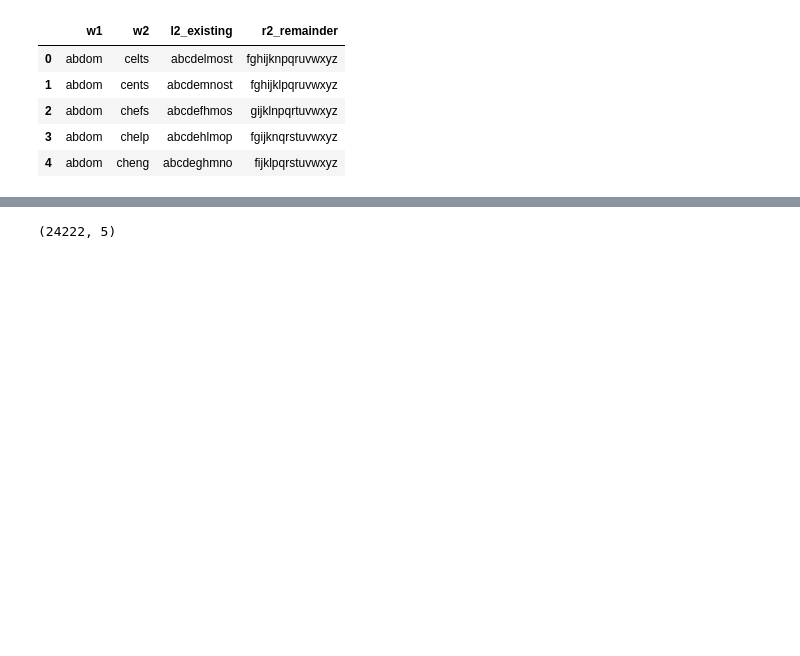
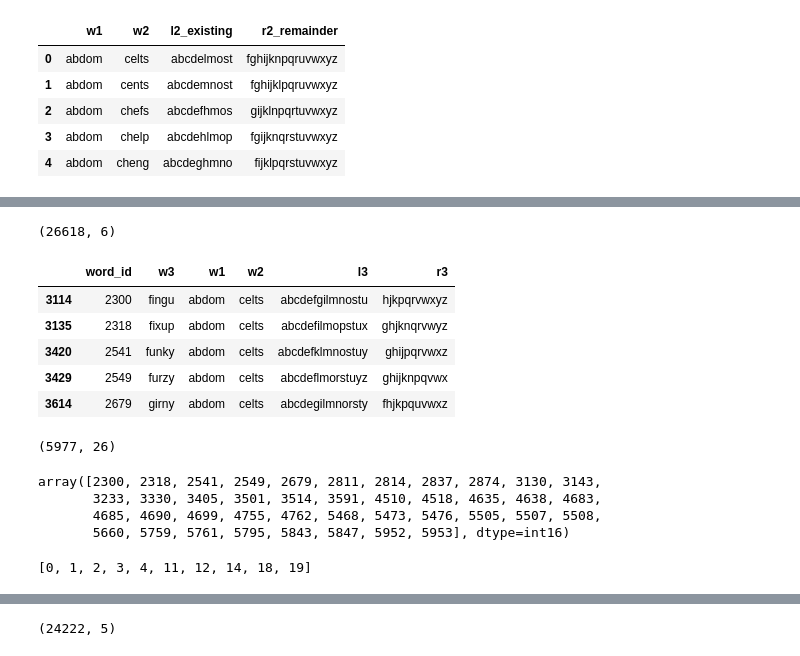
Before and after one commit to mike-babb/wordle_fun, a Jupyter notebook: five_groups_of_five_v5.ipynb, the cells around one changed output, grey strips where cells are left out. Saved outputs shown, nothing was run; the diff lists cells and outputs as text; code cells hidden in the pictures; blank space fills up the shorter version.

```diff
--- a/five_groups_of_five_v5.ipynb
+++ b/five_groups_of_five_v5.ipynb
@@ -220,3 +272,33 @@ test_l2_df.head()
+# %%
+l3_df_test = l3_df_test.drop_duplicates(subset=['l3', 'r3'])
+# %%
+l3_df_test.shape
+# %% [output]
+(26618, 6)
+# %%
+l3_df_test.head()
+# %% [output]
+|  | word_id | w3 | w1 | w2 | l3 | r3 |
+| 3114 | 2300 | fingu | abdom | celts | abcdefgilmnostu | hjkpqrvwxyz |
+| 3135 | 2318 | fixup | abdom | celts | abcdefilmopstux | ghjknqrvwyz |
+| 3420 | 2541 | funky | abdom | celts | abcdefklmnostuy | ghijpqrvwxz |
+| 3429 | 2549 | furzy | abdom | celts | abcdeflmorstuyz | ghijknpqvwx |
+| 3614 | 2679 | girny | abdom | celts | abcdegilmnorsty | fhjkpquvwxz |
+# %%
+char_matrix.shape
+# %% [output]
+(5977, 26)
+# %%
+remainder_id_list
+# %% [output]
+array([2300, 2318, 2541, 2549, 2679, 2811, 2814, 2837, 2874, 3130, 3143,
+       3233, 3330, 3405, 3501, 3514, 3591, 4510, 4518, 4635, 4638, 4683,
+       4685, 4690, 4699, 4755, 4762, 5468, 5473, 5476, 5505, 5507, 5508,
+       5660, 5759, 5761, 5795, 5843, 5847, 5952, 5953], dtype=int16)
+# %%
+l_idx_list
+# %% [output]
+[0, 1, 2, 3, 4, 11, 12, 14, 18, 19]
 # %%
 l3_df_list = []
 candidate_words_list = []
```
Also changed, not shown: parts of 19 cells of this notebook, 10 other files.
